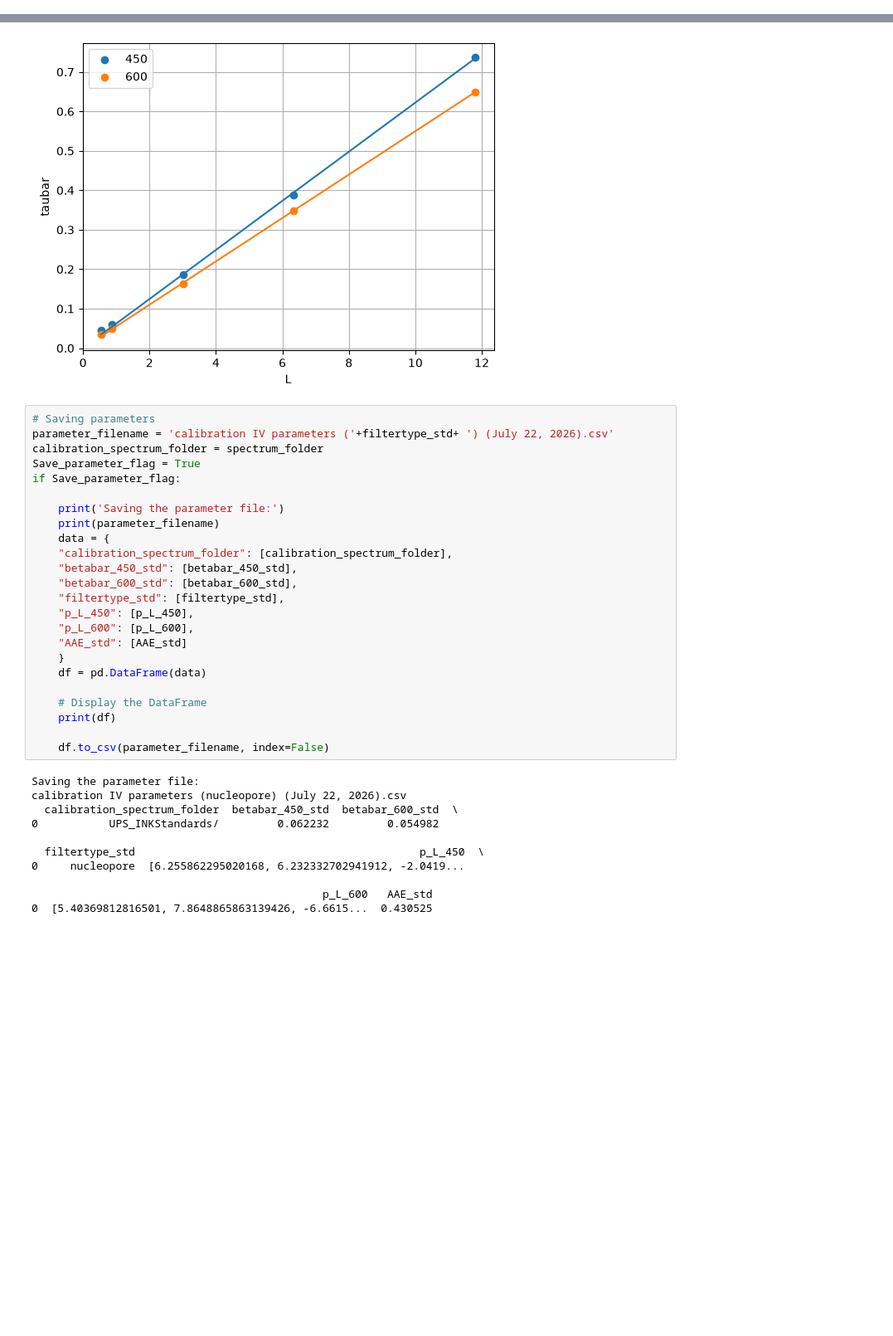
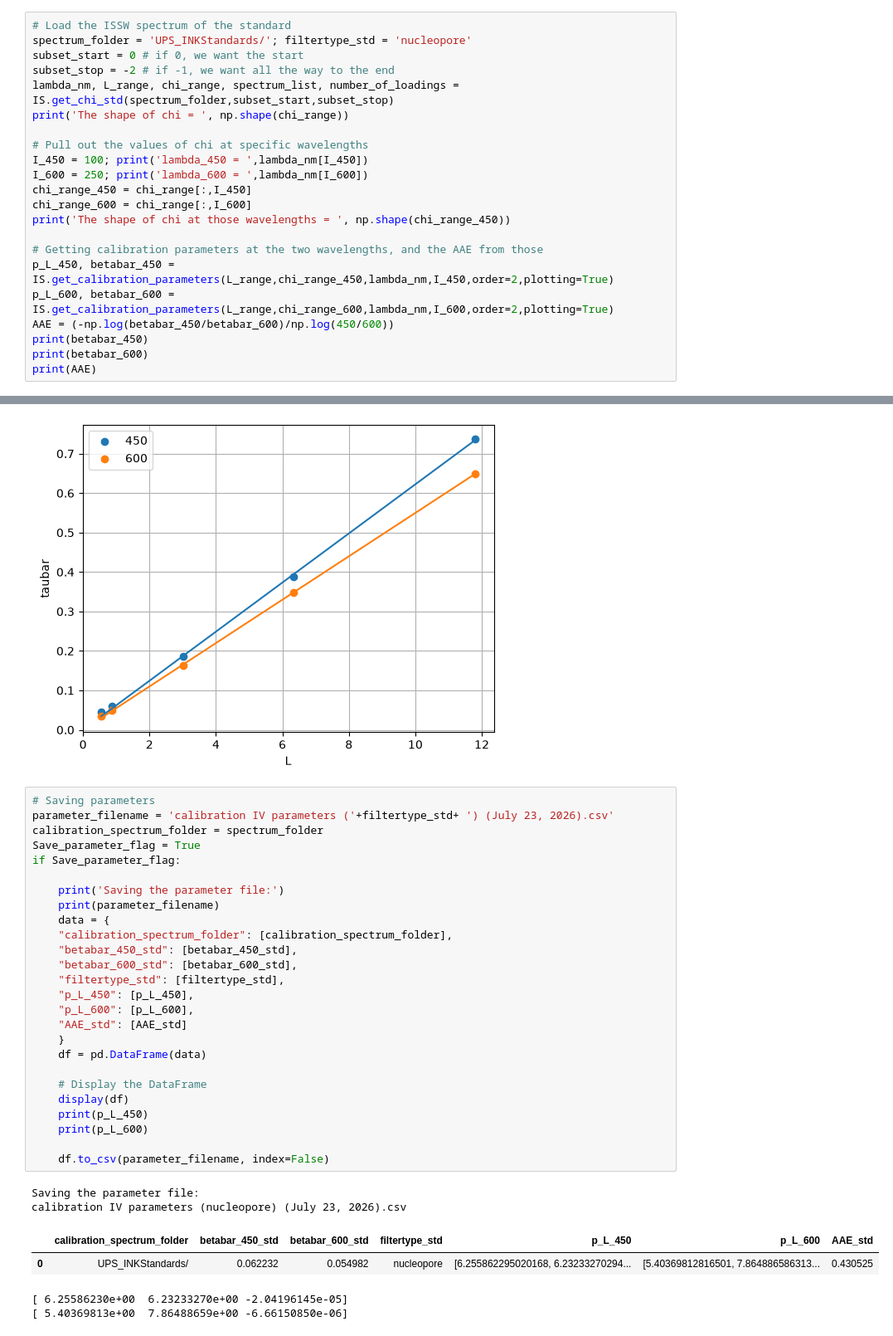
Before and after one commit to upschemistry/LAI_in_snow, a Jupyter notebook: ISSW/ISSW_Calibrate_IV.ipynb, the cells around one changed output, grey strips where cells are left out. Shown at 83% size. Drawn from its saved outputs; the diff is of its cells as text; blank space fills up the shorter version.

```diff
--- a/ISSW/ISSW_Calibrate_IV.ipynb
+++ b/ISSW/ISSW_Calibrate_IV.ipynb
@@ -188,0 +57,22 @@ AAE_std from chi slopes =  0.4305248611059947
+# %%
+# Load the ISSW spectrum of the standard
+spectrum_folder = 'UPS_INKStandards/'; filtertype_std = 'nucleopore'
+subset_start = 0 # if 0, we want the start
+subset_stop = -2 # if -1, we want all the way to the end
+lambda_nm, L_range, chi_range, spectrum_list, number_of_loadings = IS.get_chi_std(spectrum_folder,subset_start,subset_stop)
+print('The shape of chi = ', np.shape(chi_range))
+
+# Pull out the values of chi at specific wavelengths
+I_450 = 100; print('lambda_450 = ',lambda_nm[I_450])
+I_600 = 250; print('lambda_600 = ',lambda_nm[I_600])
+chi_range_450 = chi_range[:,I_450]
+chi_range_600 = chi_range[:,I_600]
+print('The shape of chi at those wavelengths = ', np.shape(chi_range_450))
+
+# Getting calibration parameters at the two wavelengths, and the AAE from those
+p_L_450, betabar_450 = IS.get_calibration_parameters(L_range,chi_range_450,lambda_nm,I_450,order=2,plotting=True)
+p_L_600, betabar_600 = IS.get_calibration_parameters(L_range,chi_range_600,lambda_nm,I_600,order=2,plotting=True)
+AAE = (-np.log(betabar_450/betabar_600)/np.log(450/600))
+print(betabar_450)
+print(betabar_600)
+print(AAE)
@@ -232,36 +152,34 @@ LAHM loading, std-equivalent @450, 600, AAE =  C.50mL.txt 11.8 11.84168438535481
 [figure]
 # %%
 # Saving parameters
-parameter_filename = 'calibration IV parameters ('+filtertype_std+ ') (July 22, 2026).csv'
+parameter_filename = 'calibration IV parameters ('+filtertype_std+ ') (July 23, 2026).csv'
 calibration_spectrum_folder = spectrum_folder
 Save_parameter_flag = True
 if Save_parameter_flag:
 
     print('Saving the parameter file:')
     print(parameter_filename)
     data = {
     "calibration_spectrum_folder": [calibration_spectrum_folder],
     "betabar_450_std": [betabar_450_std],
     "betabar_600_std": [betabar_600_std],
     "filtertype_std": [filtertype_std],
     "p_L_450": [p_L_450],
     "p_L_600": [p_L_600],
     "AAE_std": [AAE_std]
     }
     df = pd.DataFrame(data)
 
     # Display the DataFrame
-    print(df)
+    display(df)
+    print(p_L_450)
+    print(p_L_600)
 
     df.to_csv(parameter_filename, index=False)
 # %% [output]
 Saving the parameter file:
-calibration IV parameters (nucleopore) (July 22, 2026).csv
-  calibration_spectrum_folder  betabar_450_std  betabar_600_std  \
-0           UPS_INKStandards/         0.062232         0.054982
-
-  filtertype_std                                            p_L_450  \
-0     nucleopore  [6.255862295020168, 6.232332702941912, -2.0419...
-
-                                             p_L_600   AAE_std
-0  [5.40369812816501, 7.8648865863139426, -6.6615...  0.430525
+calibration IV parameters (nucleopore) (July 23, 2026).csv
+|  | calibration_spectrum_folder | betabar_450_std | betabar_600_std | filtertype_std | p_L_450 | p_L_600 | AAE_std |
+| 0 | UPS_INKStandards/ | 0.062232 | 0.054982 | nucleopore | [6.255862295020168, 6.23233270294... | [5.40369812816501, 7.864886586313... | 0.430525 |
+[ 6.25586230e+00  6.23233270e+00 -2.04196145e-05]
+[ 5.40369813e+00  7.86488659e+00 -6.66150850e-06]
```
Also changed, not shown: parts of 10 cells of this notebook, 5 other files.
